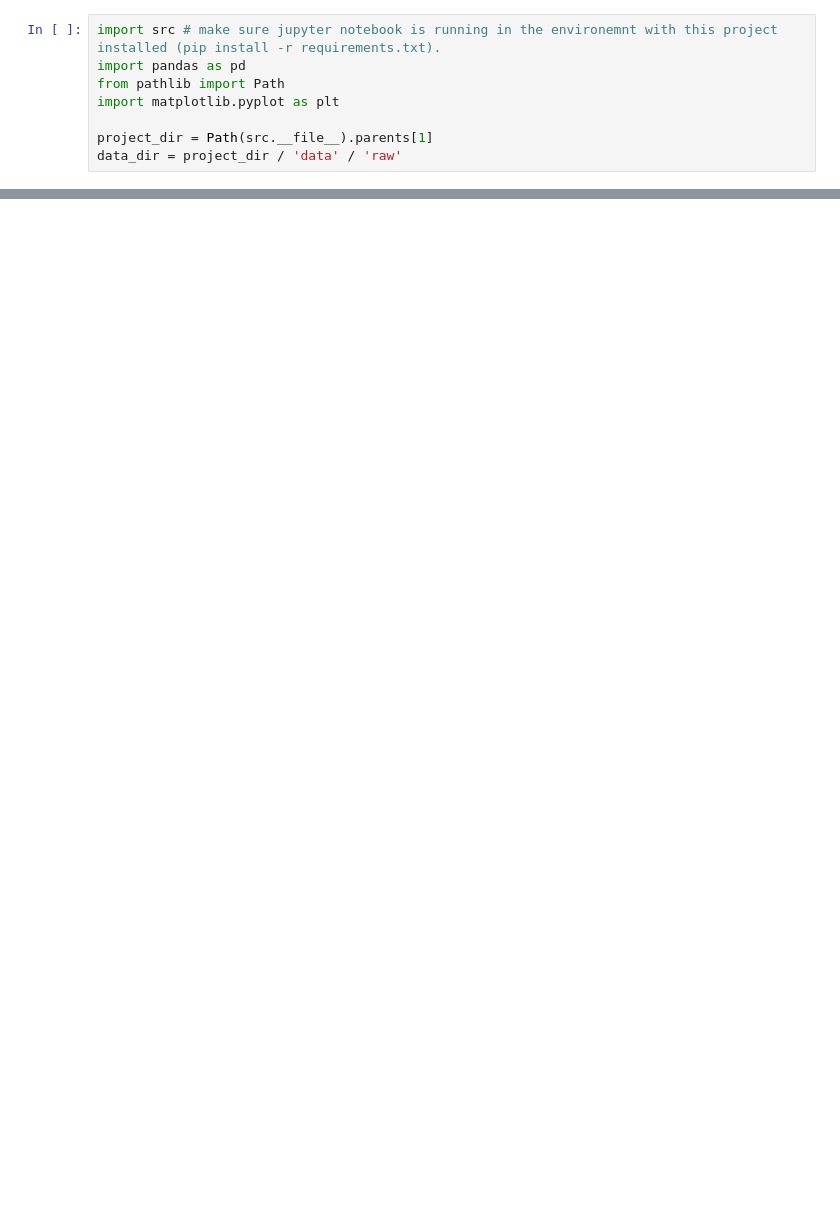
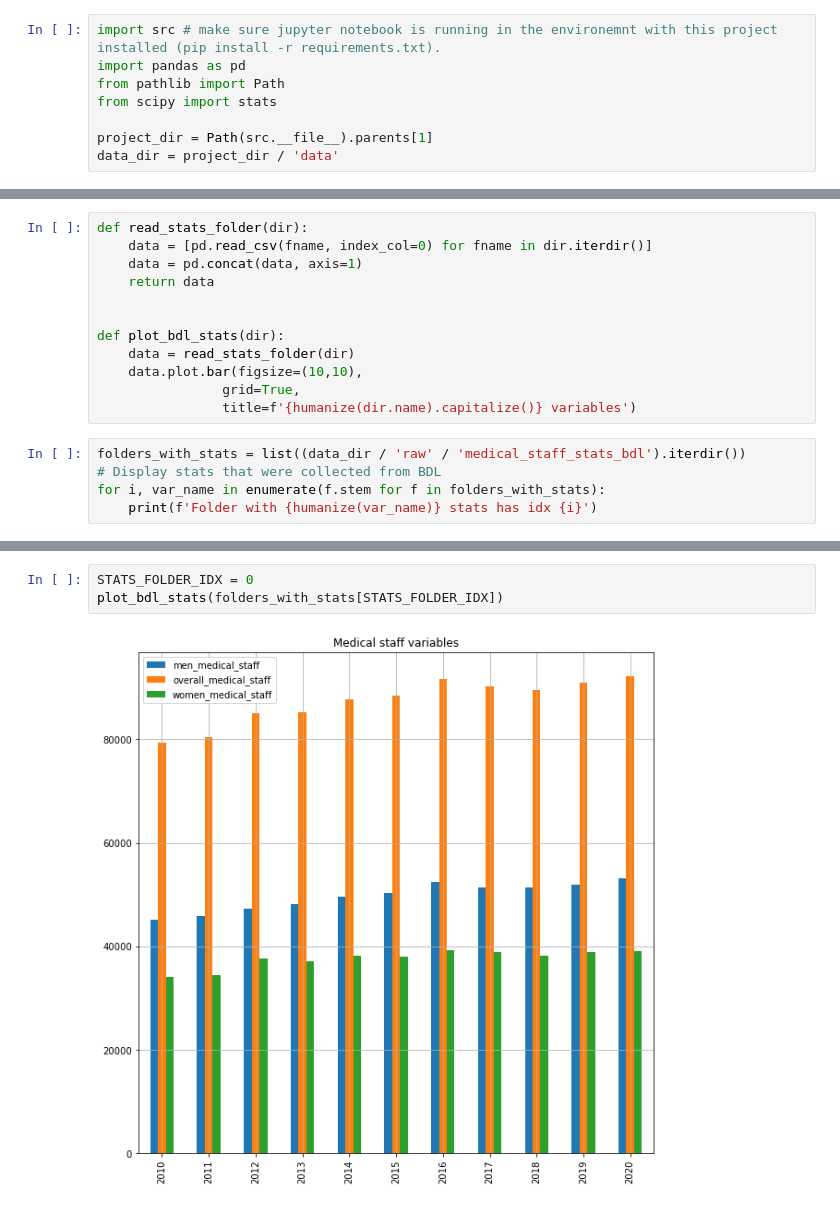
Before and after one commit to Qwebeck/medical-trends-exploration, a Jupyter notebook: notebooks/playground.ipynb, the cells around one changed output, grey strips where cells are left out. Cells and saved outputs as stored; diff of their text form; blank space fills up the shorter version.

Commit message:
Adds analysis of bdl data

```diff
--- a/notebooks/playground.ipynb
+++ b/notebooks/playground.ipynb
@@ -2,7 +2,7 @@
 import src # make sure jupyter notebook is running in the environemnt with this project installed (pip install -r requirements.txt).
 import pandas as pd
 from pathlib import Path
-import matplotlib.pyplot as plt
+from scipy import stats
 
 project_dir = Path(src.__file__).parents[1]
-data_dir = project_dir / 'data' / 'raw'
+data_dir = project_dir / 'data'
@@ -15,0 +17,17 @@ plt.plot(overall_medical_staff)
+# %%
+def read_stats_folder(dir):
+    data = [pd.read_csv(fname, index_col=0) for fname in dir.iterdir()]
+    data = pd.concat(data, axis=1)
+    return data
+
+
+def plot_bdl_stats(dir):
+    data = read_stats_folder(dir)
+    data.plot.bar(figsize=(10,10),
+                grid=True,
+                title=f'{humanize(dir.name).capitalize()} variables')
+# %%
+folders_with_stats = list((data_dir / 'raw' / 'medical_staff_stats_bdl').iterdir())
+# Display stats that were collected from BDL
+for i, var_name in enumerate(f.stem for f in folders_with_stats):
+    print(f'Folder with {humanize(var_name)} stats has idx {i}')
@@ -15,0 +43,5 @@ plt.plot(overall_medical_staff)
+# %%
+STATS_FOLDER_IDX = 0
+plot_bdl_stats(folders_with_stats[STATS_FOLDER_IDX])
+# %% [output]
+[figure, added]
```
Also changed, not shown: parts of 18 cells of this notebook, 5 other files.
